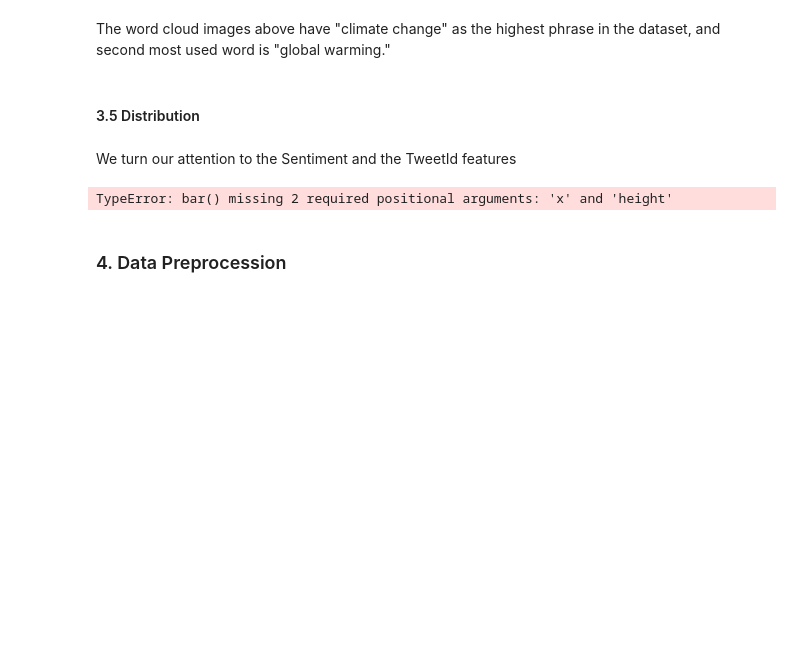
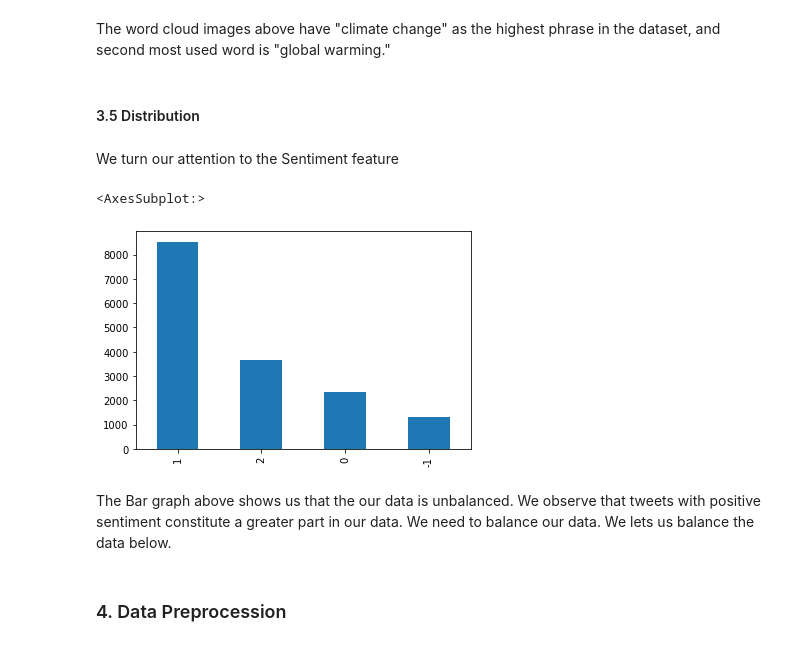
Before and after one commit to AR-Team-1/classification-predict-streamlit-template, a Jupyter notebook: Predict Notebook.ipynb, the cells around one changed output. Cells and saved outputs as stored; diff of their text form; code cells hidden in the pictures; blank space fills up the shorter version.

```diff
--- a/Predict Notebook.ipynb
+++ b/Predict Notebook.ipynb
@@ -350,11 +350,14 @@ The word cloud images above have "climate change" as the highest phrase in the d
 # %% [markdown]
 #### 3.5 Distribution
 # %% [markdown]
-We turn our attention to the Sentiment and the TweetId features
+We turn our attention to the Sentiment feature
 # %%
-plt.bar()
+df_train.sentiment.value_counts().sort_values(ascending = False).plot(kind = 'bar')
 # %% [output]
-TypeError: bar() missing 2 required positional arguments: 'x' and 'height'
+<AxesSubplot:>
+[figure, added]
+# %% [markdown]
+The Bar graph above shows us that the  our data is unbalanced. We observe that tweets with positive sentiment constitute a greater part in our data. We need to balance our data. We lets us balance the data below.
 # %% [markdown]
 ### 4. Data Preprocession
 # %% [markdown]
```
Also changed, not shown: 2 other files.
